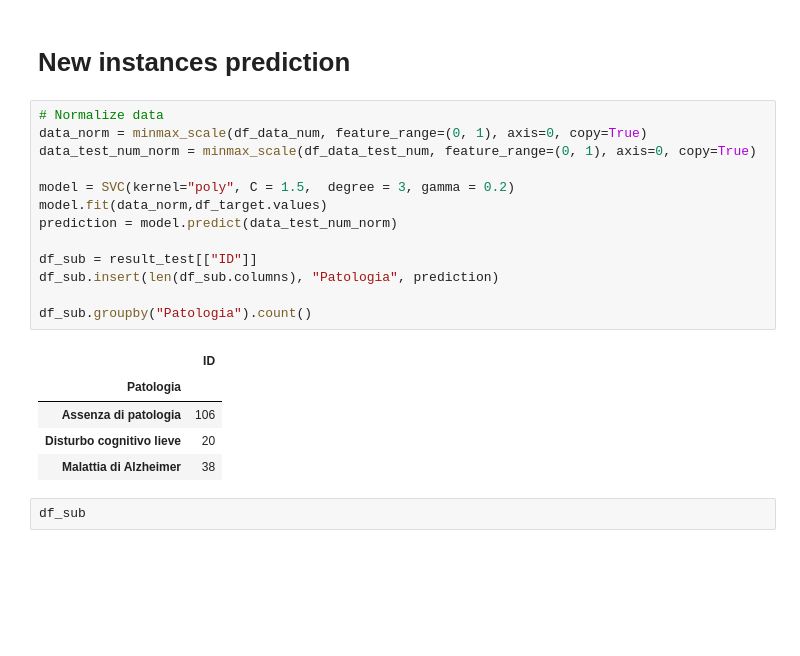
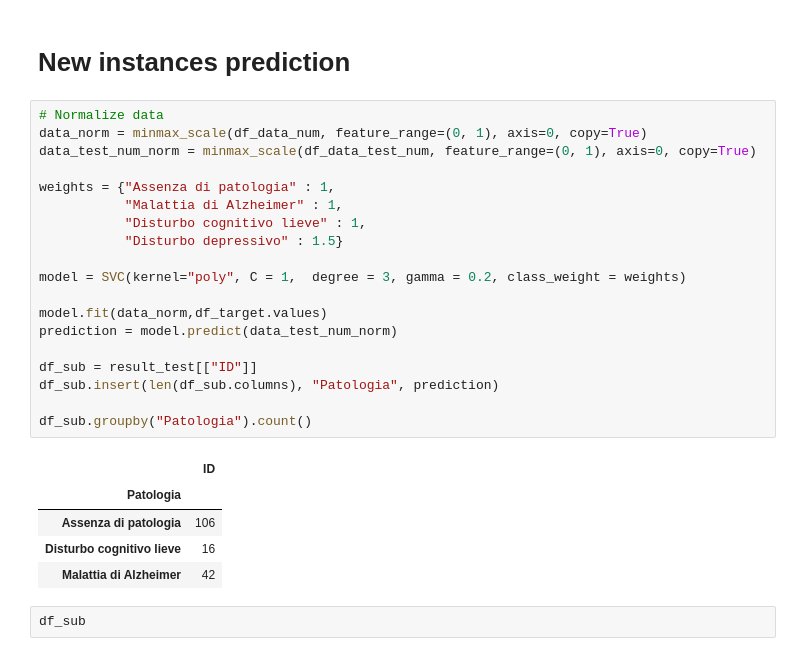
Before and after one commit to GuidoDC97/DM, a Jupyter notebook: ContestImputationSemplice.ipynb, the cells around one changed output. Drawn from its saved outputs; the diff is of its cells as text; blank space fills up the shorter version.

```diff
--- a/ContestImputationSemplice.ipynb
+++ b/ContestImputationSemplice.ipynb
@@ -440,22 +563,28 @@ Accuracy:  0.6858006042296072
 # %%
 # Normalize data
 data_norm = minmax_scale(df_data_num, feature_range=(0, 1), axis=0, copy=True)
 data_test_num_norm = minmax_scale(df_data_test_num, feature_range=(0, 1), axis=0, copy=True)
 
-model = SVC(kernel="poly", C = 1.5,  degree = 3, gamma = 0.2)
+weights = {"Assenza di patologia" : 1,
+           "Malattia di Alzheimer" : 1,
+           "Disturbo cognitivo lieve" : 1,
+           "Disturbo depressivo" : 1.5}
+
+model = SVC(kernel="poly", C = 1,  degree = 3, gamma = 0.2, class_weight = weights)
+
 model.fit(data_norm,df_target.values)
 prediction = model.predict(data_test_num_norm)
 
 df_sub = result_test[["ID"]]
 df_sub.insert(len(df_sub.columns), "Patologia", prediction)
 
 df_sub.groupby("Patologia").count()
 # %% [output]
 |  | ID |
 | Patologia |  |
 | Assenza di patologia | 106 |
-| Disturbo cognitivo lieve | 20 |
-| Malattia di Alzheimer | 38 |
+| Disturbo cognitivo lieve | 16 |
+| Malattia di Alzheimer | 42 |
 # %%
 df_sub
 # %% [output]
```
Also changed, not shown: parts of 11 cells of this notebook.
